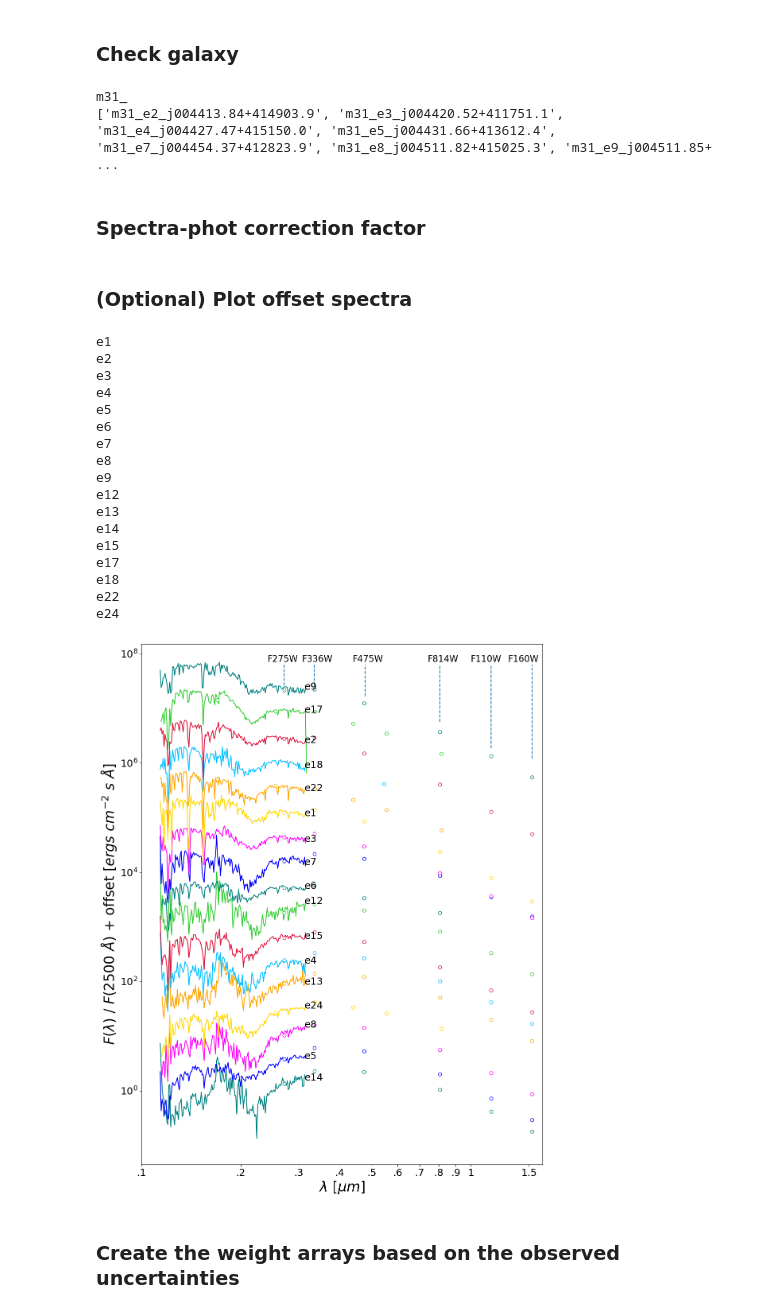
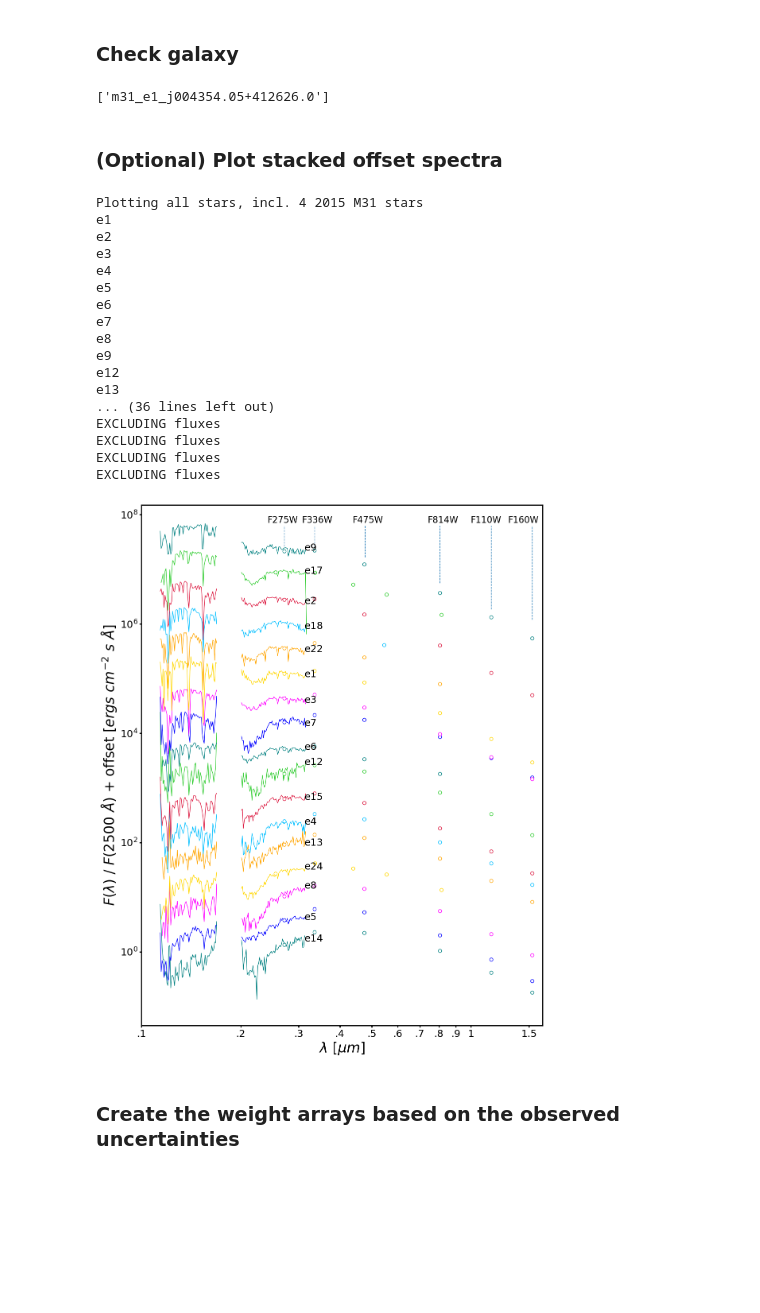
Before and after one commit to petiay/ext-science, a Jupyter notebook: m31_Extinction_with_Models.ipynb, the cells around one changed output. Saved outputs shown, nothing was run; the diff lists cells and outputs as text; code cells hidden in the pictures; blank space fills up the shorter version.

```diff
--- a/m31_Extinction_with_Models.ipynb
+++ b/m31_Extinction_with_Models.ipynb
@@ -156,8 +196,21 @@ tlusty_models = [
     tfile[tfile.rfind("/") + 1 : len(tfile)] for tfile in tlusty_models_fullpath
 ]
 
+fourband=False
+for i in range(len(m31_list)):
+    # 4-band photometry
+    if ('e22' in m31_list[i]) or ('e6' in m31_list[i]):
+        fourband=True
+
 # run line just to get band names and spectra needed for ModelData
-red_star, band_names, data_names = get_red_star(fstarname, file_path)
+for i in range(len(m31_list)):
+    # 4-band photometry
+    if ('e22' in m31_list[i]) or ('e6' in m31_list[i]):
+        print("Models for 4-band photometry read in")
+        red_star, band_names, data_names, gindxs, excl_fluxes = get_red_star(fstarname, file_path, fourband=fourband)
+    # Otherwise skip F275W (2/29/24)
+    red_star, band_names, data_names, gindxs, excl_fluxes = get_red_star(fstarname, file_path, nof275w=True)
+print("band_names", band_names)
 
 modinfo_rb = ModelData(
     tlusty_models,
@@ -543,10 +660,6 @@ for i in range(len(m31_list)):
 # %% [markdown]
 ### Check galaxy
 # %%
-print(gal_str)
 print(m31_list)
 # %% [output]
-m31_
-['m31_e2_j004413.84+414903.9', 'm31_e3_j004420.52+411751.1', 'm31_e4_j004427.47+415150.0', 'm31_e5_j004431.66+413612.4', 'm31_e7_j004454.37+412823.9', 'm31_e8_j004511.82+415025.3', 'm31_e9_j004511.85+ ...
+['m31_e1_j004354.05+412626.0']
-# %% [markdown]
-### Spectra-phot correction factor
@@ -614,7 +666,7 @@ def spec_corr(galaxy='m33', starstr='e1'):
 # %% [markdown]
-### (Optional) Plot offset spectra
+### (Optional) Plot stacked offset spectra
 # %%
-nstr = 30
+# nstr = 32
 
 m31_list_full = True
 measure_slopes = True
@@ -685,6 +737,7 @@ if m31_list_full:
 ]
 
         if plot_4_m31_2015_stars:
+            print("Plotting all stars, incl. 4 2015 M31 stars")
             m31_list = [
                         "m31_e1_j004354.05+412626.0",
                         "m31_e2_j004413.84+414903.9","m31_e3_j004420.52+411751.1",
@@ -729,7 +782,7 @@ if measure_slopes:
         starstr = starname.split(gal_str)[1].split("_")[0]
         print(starstr)
 
-        reddened_star, band_names, data_names = get_red_star(fstarname, file_path)
+        reddened_star, band_names, data_names, gindxs, excl_fluxes = get_red_star(fstarname, file_path, excl_wls=False)
 
         v1 = np.logical_and(
                     reddened_star.data["STIS"].waves > 0.125 * u.micron,
@@ -793,7 +846,7 @@ for i, st in enumerate(m31_list_uvsort): # m31_list_uvsort
         fstarname = f"{starname}.dat"
     starstr = starname.split(gal_str)[1].split("_")[0]
 
-    reddened_star, band_names, data_names = get_red_star(fstarname, file_path)
+    reddened_star, band_names, data_names, gindxs, excl_fluxes = get_red_star(fstarname, file_path, excl_wls=True)
 
     # Remove negative fluxes
     nvals = reddened_star.data["STIS"].fluxes < 0
@@ -801,6 +854,10 @@ for i, st in enumerate(m31_list_uvsort): # m31_list_uvsort
 
     # Rebin spectra
     reddened_star.data["STIS"].rebin_constres(rwaverange, gres)
+
+    # Rebin excluded fluxes
+    reddened_star_exc, band_names_exc, data_names_exc, gindxs_exc, excl_fluxes_exc = get_red_star(fstarname, file_path, excl_wls=True)
+    # reddened_star_exc.data["STIS"].rebin_constres(rwaverange, gres)
 
     # If the entry is in the list's second half, offset by a number near star index
     if i // half_num > 0:
@@ -839,6 +896,9 @@ for i, st in enumerate(m31_list_uvsort): # m31_list_uvsort
                        annotate_yoffset=-0.2,
                        annotate_alignment='left',
                        fontsize=18)
+
+    # Plot excluded spectra
+    ax.plot(reddened_star_exc.data["STIS"].waves[gindxs_exc], excl_fluxes_exc, ls="--", lw=1, c='gray')
 
     # Plot phot band names and lines
     if i==len(m31_list_uvsort)-1:
@@ -898,40 +958,40 @@ if yot is 'multiply':
 
 ax_i.set_yscale("log")
 ax_i.set_xscale("log")
 ax_i.set_xlabel(r"$\lambda$ [$\mu m$]", fontsize=1.8 * fs)
 ax_i.set_ylabel(
         r"$F(\lambda)$ / $F(2500~\AA)$ + offset [$ergs\ cm^{-2}\ s\ \AA$]",
         fontsize=1.8 * fs,
     )
 ax_i.set_xticks(ticks=[0.1,0.2,0.3,0.4,0.5,0.6,0.7,0.8,0.9,1, 1.5],
                 labels=['.1','.2','.3','.4','.5','.6','.7','.8','.9','1', '1.5'])
 ax_i.tick_params(axis='both', which='major', labelsize=18)
 ax_i.tick_params(axis='both', which='minor', labelsize=18)
 # ax_i.xaxis.set_minor_formatter(mpl.ticker.NullFormatter())
 ax_i.xaxis.set_minor_locator(ticker.LogLocator(numticks=999, subs="auto"))
 
 nstr+=1
 plt.savefig(savefile_path + "spectra_offset/" + galaxy + "/" + \
             gal_str + str(gres) + "_post_upd_spec_" + str(nstr) + ".png", bbox_inches='tight')
 # %% [output]
+Plotting all stars, incl. 4 2015 M31 stars
 e1
 e2
 e3
 e4
 e5
 e6
 e7
 e8
 e9
 e12
 e13
-e14
-e15
-e17
-e18
-e22
-e24
+... (36 lines left out)
+EXCLUDING fluxes
+EXCLUDING fluxes
+EXCLUDING fluxes
+EXCLUDING fluxes
-[figure, old version]
+[figure, new version]
 # %% [markdown]
 ### Create the weight arrays based on the observed uncertainties
 # %%
```
Also changed, not shown: parts of 28 cells of this notebook.
